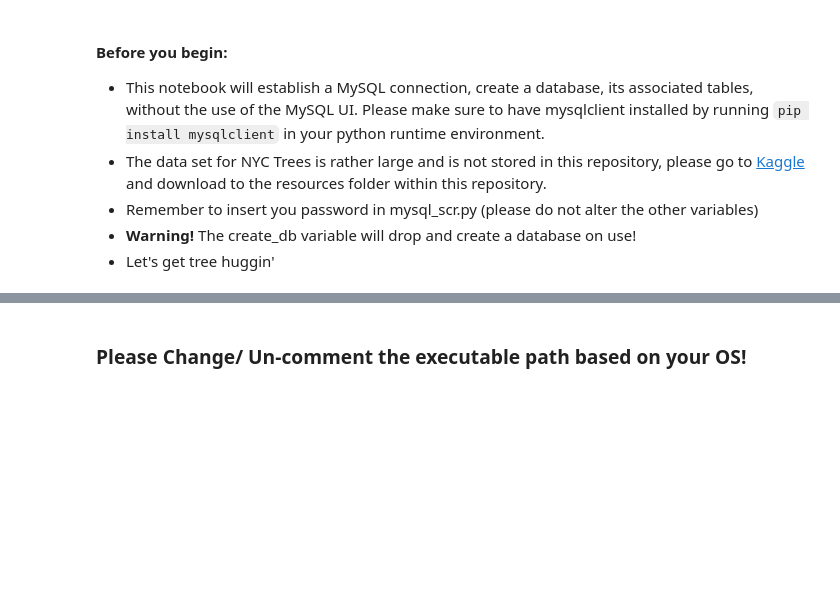
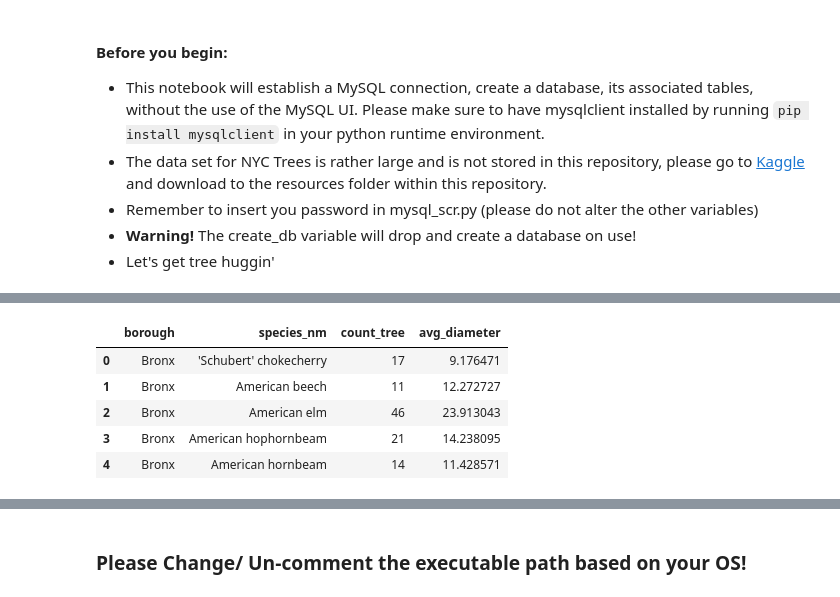
Before and after one commit to Vallito/ETL_Project, a Jupyter notebook: TreeHuggin.ipynb, the cells around one changed output, grey strips where cells are left out. Drawn from its saved outputs; the diff is of its cells as text; code cells hidden in the pictures; blank space fills up the shorter version.

```diff
--- a/TreeHuggin.ipynb
+++ b/TreeHuggin.ipynb
@@ -69,10 +94,17 @@ tree_summary.head(2)
 # %%
 #rename columns to match database table
-tree_transformed = tree_summary.rename(columns = {'postcode':'zip_code',
+tree_transformed = tree_summary.rename(columns = {'borough':'borough',
                               'spc_common': 'species_nm',
                               'tree_count': 'count_tree',
                               'tree_dbh': 'avg_diameter'})
 tree_transformed.head()
+# %% [output]
+|  | borough | species_nm | count_tree | avg_diameter |
+| 0 | Bronx | 'Schubert' chokecherry | 17 | 9.176471 |
+| 1 | Bronx | American beech | 11 | 12.272727 |
+| 2 | Bronx | American elm | 46 | 23.913043 |
+| 3 | Bronx | American hophornbeam | 21 | 14.238095 |
+| 4 | Bronx | American hornbeam | 14 | 11.428571 |
 # %%
 #load dataframe to database
 tree_transformed.to_sql(name='nyc_tree',con=engine,if_exists='append',index=False)
```
Also changed, not shown: parts of 14 cells of this notebook, 3 other files.
